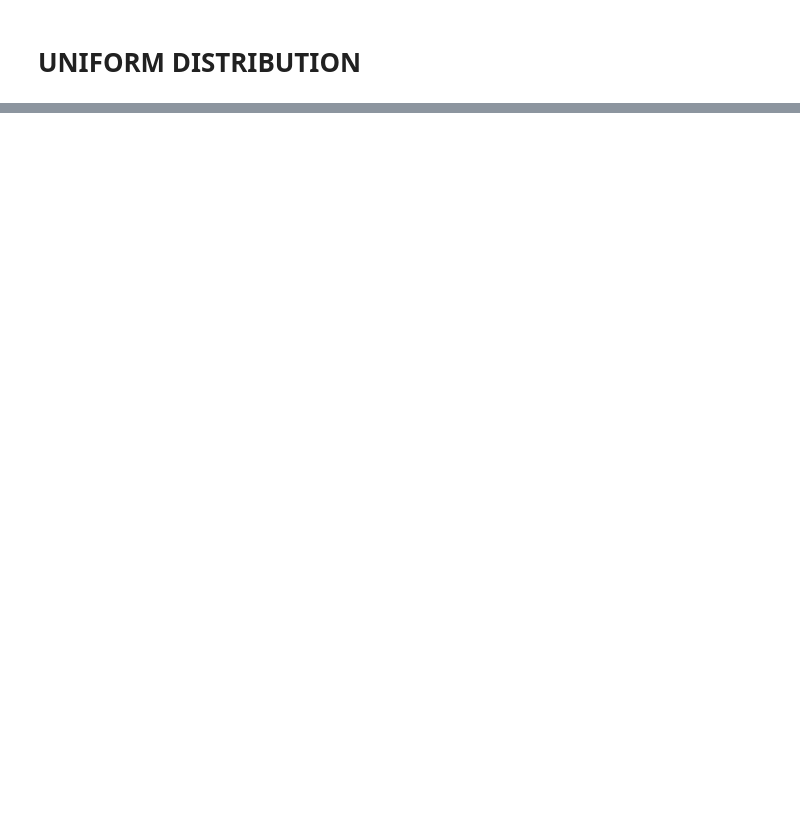
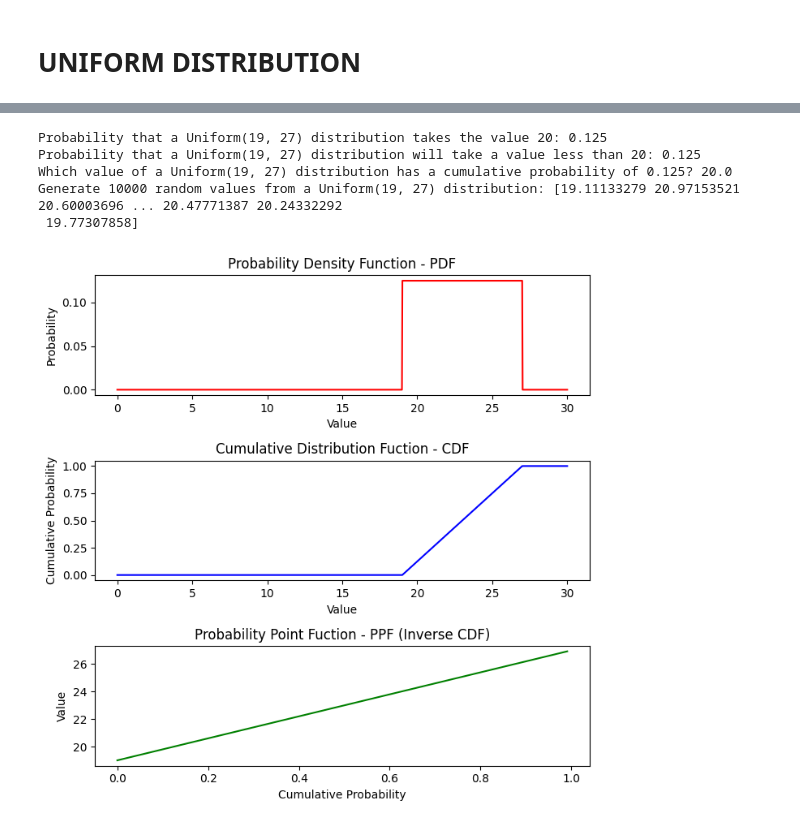
Before and after one commit to cbadil12/probability-distribution-project, a Jupyter notebook: notebook/problems.ipynb, the cells around one changed output, grey strips where cells are left out. Cells and saved outputs as stored; diff of their text form; code cells hidden in the pictures; blank space fills up the shorter version.

```diff
--- a/notebook/problems.ipynb
+++ b/notebook/problems.ipynb
@@ -168,5 +164,3 @@ plt.show() # Show the plot
-# %%
-data = np.sort(data)
 # %% [markdown]
 # UNIFORM DISTRIBUTION
 # %%
@@ -192,0 +183,52 @@ def rnorm(n, mean, std):
+# %%
+# Initial parameters
+value=20
+low_value = 19
+high_value = 27
+loc=low_value
+scale=high_value-low_value
+n=10000
+prob_data=puniform(value, loc, scale)
+# %%
+# Print values
+print(f"Probability that a Uniform({low_value}, {high_value}) distribution takes the value {value}: {duniform(value, loc, scale)}")
+print(f"Probability that a Uniform({low_value}, {high_value}) distribution will take a value less than {value}: {puniform(value, loc, scale)}")
+print(f"Which value of a Uniform({low_value}, {high_value}) distribution has a cumulative probability of {prob_data}? {quniform(prob_data, loc, scale)}")
+print(f"Generate {n} random values from a Uniform({low_value}, {high_value}) distribution: {runiform(n, loc, std)}")
+# %% [output]
+Probability that a Uniform(19, 27) distribution takes the value 20: 0.125
+Probability that a Uniform(19, 27) distribution will take a value less than 20: 0.125
+Which value of a Uniform(19, 27) distribution has a cumulative probability of 0.125? 20.0
+Generate 10000 random values from a Uniform(19, 27) distribution: [19.11133279 20.97153521 20.60003696 ... 20.47771387 20.24332292
+ 19.77307858]
+# %%
+#Plot functions
+data = np.linspace(0,30,1000)
+prob_data=puniform(data, loc, scale)
+
+pdf = duniform(data, loc, scale)
+cdf = puniform(data, loc, scale)
+ppf = quniform(data, loc, scale)
+
+fig, axis = plt.subplots(3, 1, figsize = (7, 7))
+
+axis[0].plot(data, pdf, "r-")
+axis[1].plot(data, cdf, "b-")
+axis[2].plot(data, ppf, "g-")
+
+axis[0].set_title("Probability Density Function - PDF")
+axis[1].set_title("Cumulative Distribution Fuction - CDF")
+axis[2].set_title("Probability Point Fuction - PPF (Inverse CDF)")
+
+axis[0].set_xlabel("Value")
+axis[1].set_xlabel("Value")
+axis[2].set_xlabel("Cumulative Probability")
+
+axis[0].set_ylabel("Probability")
+axis[1].set_ylabel("Cumulative Probability")
+axis[2].set_ylabel("Value")
+
+plt.tight_layout() # Adjust the layout
+plt.show() # Show the plot
+# %% [output]
+[figure, added]
```
Also changed, not shown: parts of 5 cells of this notebook.
